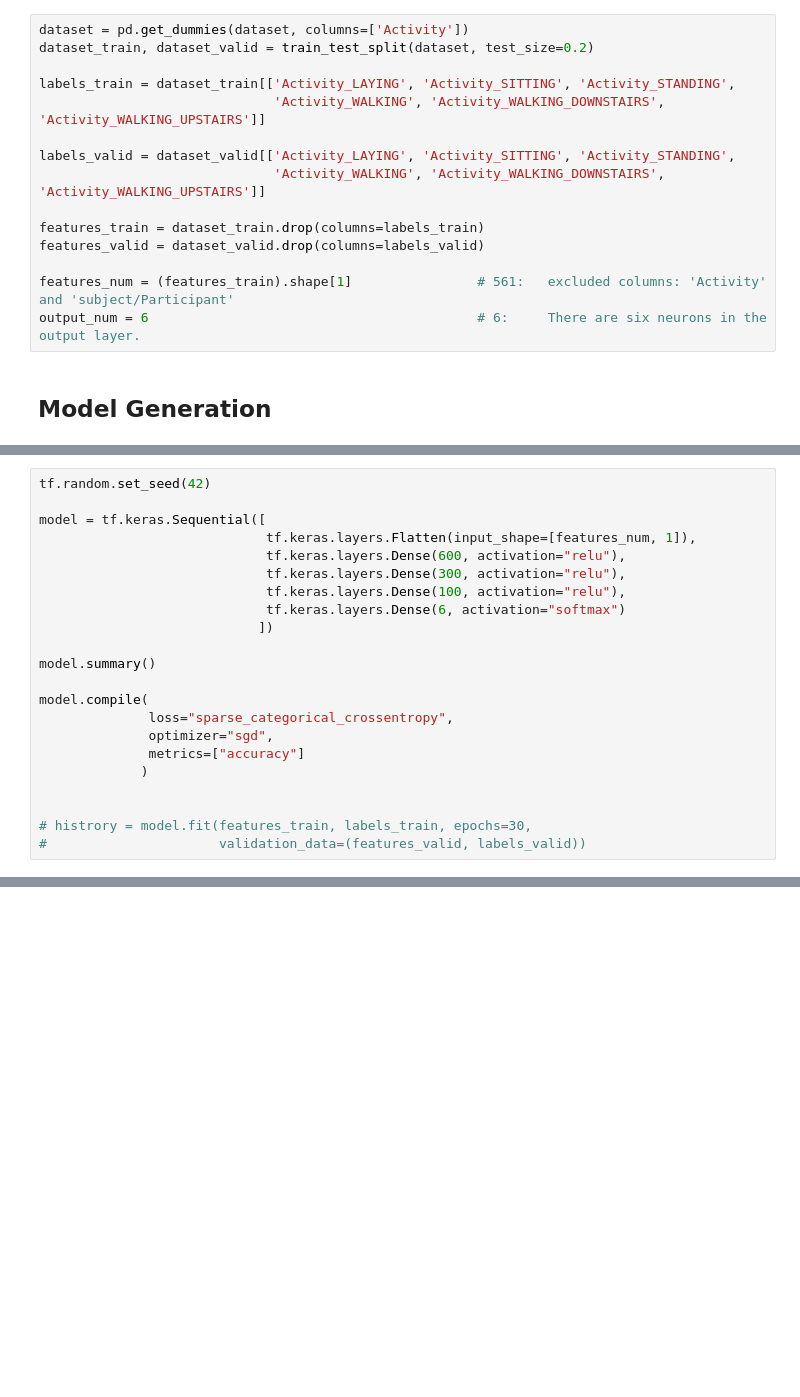
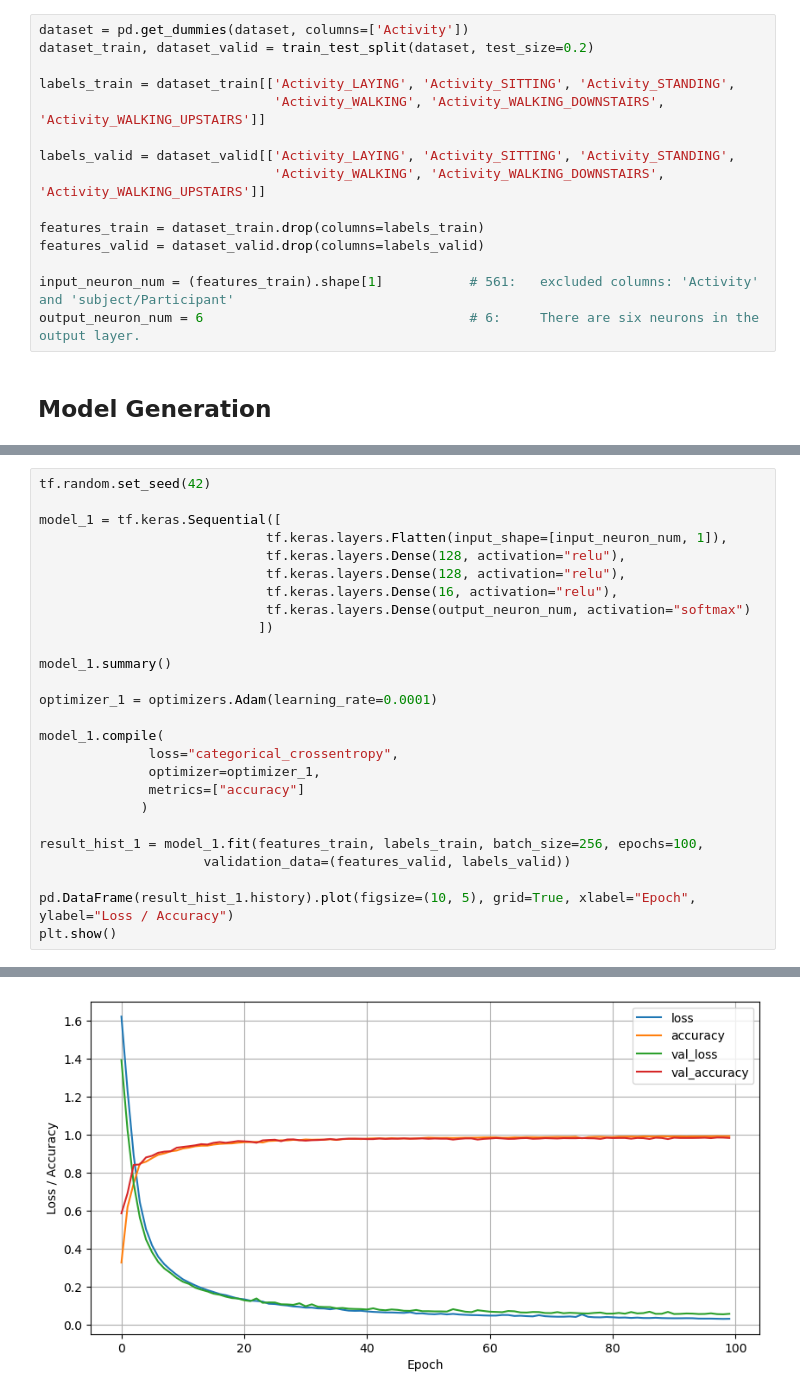
Before and after one commit to abbrash/ai_assignment-github, a Jupyter notebook: ai-assign03-p01.ipynb, the cells around one changed output, grey strips where cells are left out. Cells and saved outputs as stored; diff of their text form; blank space fills up the shorter version.

Commit message:
MLP_model_generated

```diff
--- a/ai-assign03-p01.ipynb
+++ b/ai-assign03-p01.ipynb
@@ -28,7 +29,7 @@ labels_valid = dataset_valid[['Activity_LAYING', 'Activity_SITTING', 'Activity_S
 features_train = dataset_train.drop(columns=labels_train)
 features_valid = dataset_valid.drop(columns=labels_valid)
 
-features_num = (features_train).shape[1]                # 561:   excluded columns: 'Activity' and 'subject/Participant'
-output_num = 6                                          # 6:     There are six neurons in the output layer.
+input_neuron_num = (features_train).shape[1]           # 561:   excluded columns: 'Activity' and 'subject/Participant'
+output_neuron_num = 6                                  # 6:     There are six neurons in the output layer.
 # %% [markdown]
 ## Model Generation
@@ -35,22 +43,27 @@ output_num = 6                                          # 6:     There are six n
 # %%
 tf.random.set_seed(42)
 
-model = tf.keras.Sequential([
-                             tf.keras.layers.Flatten(input_shape=[features_num, 1]),
-                             tf.keras.layers.Dense(600, activation="relu"),
-                             tf.keras.layers.Dense(300, activation="relu"),
-                             tf.keras.layers.Dense(100, activation="relu"),
-                             tf.keras.layers.Dense(6, activation="softmax")
+model_1 = tf.keras.Sequential([
+                             tf.keras.layers.Flatten(input_shape=[input_neuron_num, 1]),
+                             tf.keras.layers.Dense(128, activation="relu"),
+                             tf.keras.layers.Dense(128, activation="relu"),
+                             tf.keras.layers.Dense(16, activation="relu"),
+                             tf.keras.layers.Dense(output_neuron_num, activation="softmax")
                             ])
 
-model.summary()
+model_1.summary()
 
-model.compile(
-              loss="sparse_categorical_crossentropy",
-              optimizer="sgd",
+optimizer_1 = optimizers.Adam(learning_rate=0.0001)
+
+model_1.compile(
+              loss="categorical_crossentropy",
+              optimizer=optimizer_1,
               metrics=["accuracy"]
              )
 
+result_hist_1 = model_1.fit(features_train, labels_train, batch_size=256, epochs=100,
+                     validation_data=(features_valid, labels_valid))
 
-# histrory = model.fit(features_train, labels_train, epochs=30,
-#                      validation_data=(features_valid, labels_valid))
+pd.DataFrame(result_hist_1.history).plot(figsize=(10, 5), grid=True, xlabel="Epoch", ylabel="Loss / Accuracy")
+plt.show()
+# %% [output]
@@ -56,0 +87 @@ model.compile(
+[figure, added]
```
Also changed, not shown: parts of 8 cells of this notebook.
